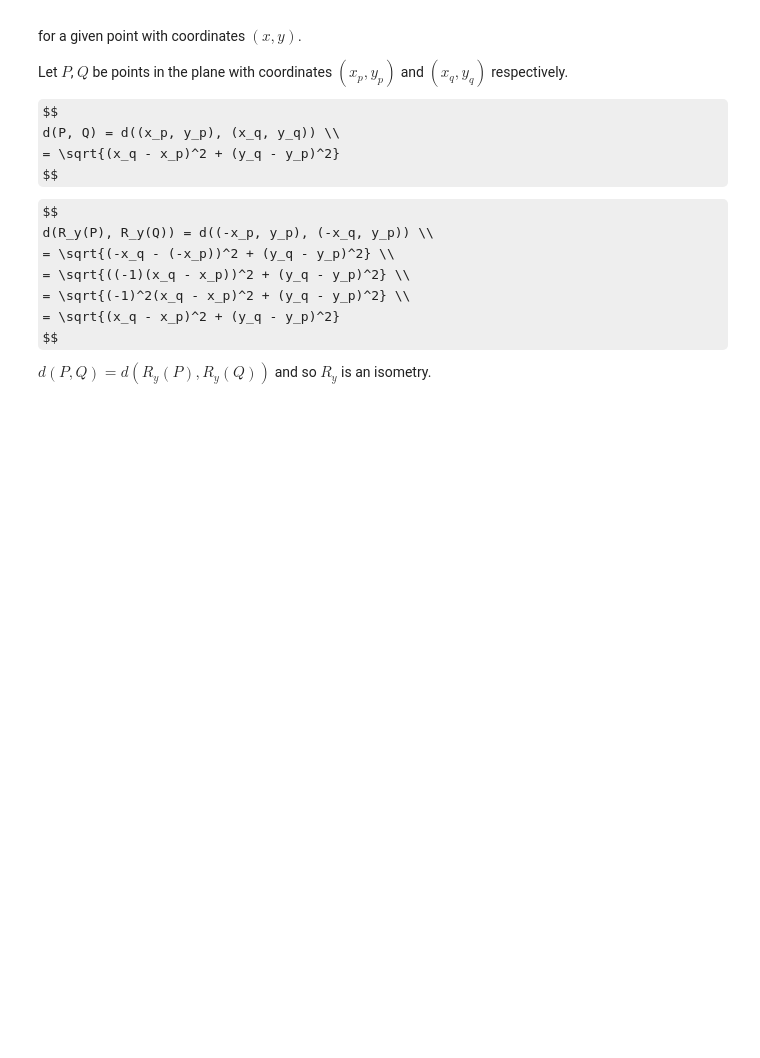
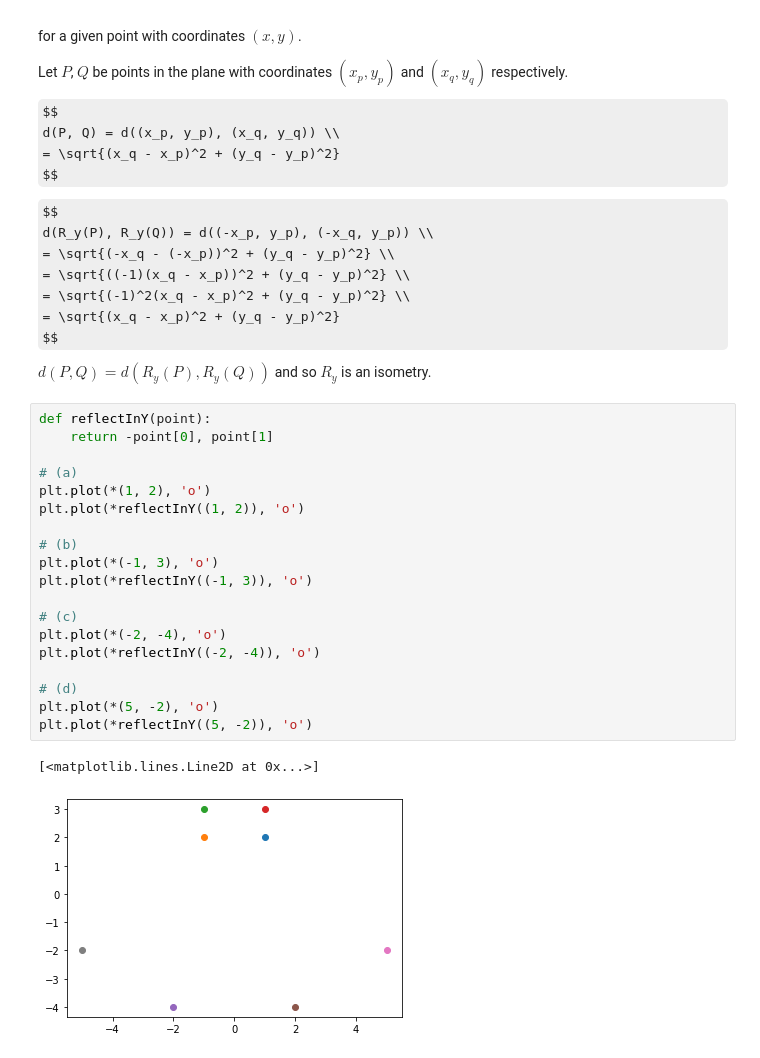
Before and after one commit to zackads/basic-mathematics, a Jupyter notebook: chapter-9/2-addition-subtraction-and-parallelogram-law.ipynb, the cells around one changed output. Saved outputs shown, nothing was run; the diff lists cells and outputs as text; some formulas as TeX source; blank space fills up the shorter version.

```diff
--- a/chapter-9/2-addition-subtraction-and-parallelogram-law.ipynb
+++ b/chapter-9/2-addition-subtraction-and-parallelogram-law.ipynb
@@ -632,3 +632,25 @@ d(R_y(P), R_y(Q)) = d((-x_p, y_p), (-x_q, y_p)) \\
 $$
 
 $d(P, Q) = d(R_y(P), R_y(Q))$ and so $R_y$ is an isometry.
+# %%
+def reflectInY(point):
+    return -point[0], point[1]
+
+# (a)
+plt.plot(*(1, 2), 'o')
+plt.plot(*reflectInY((1, 2)), 'o')
+
+# (b)
+plt.plot(*(-1, 3), 'o')
+plt.plot(*reflectInY((-1, 3)), 'o')
+
+# (c)
+plt.plot(*(-2, -4), 'o')
+plt.plot(*reflectInY((-2, -4)), 'o')
+
+# (d)
+plt.plot(*(5, -2), 'o')
+plt.plot(*reflectInY((5, -2)), 'o')
+# %% [output]
+[<matplotlib.lines.Line2D at 0x...>]
+[figure, added]
```
